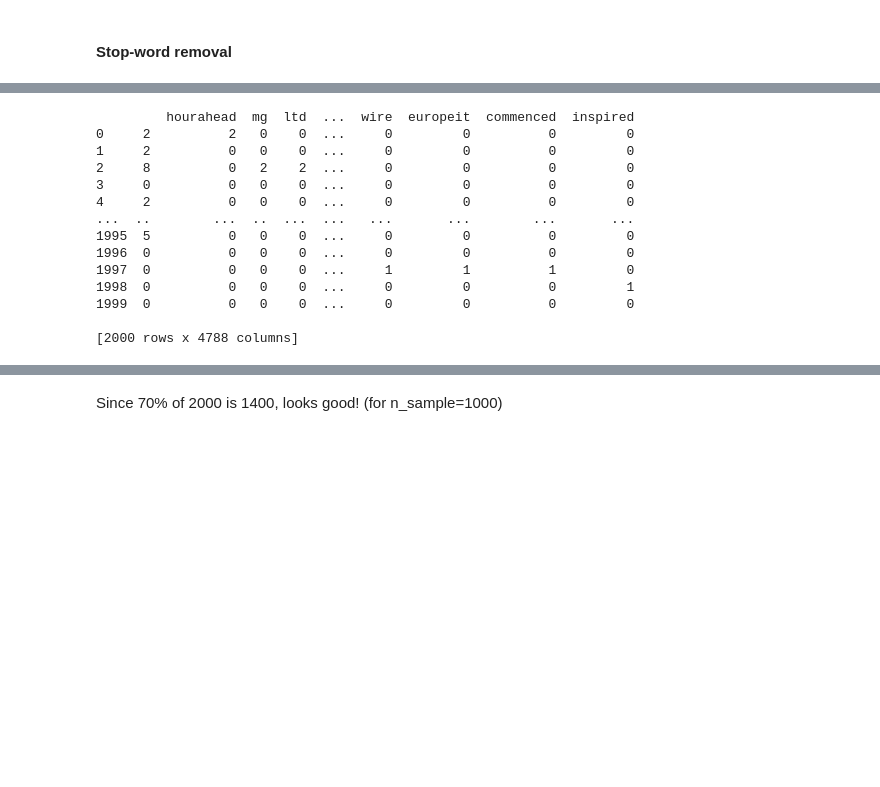
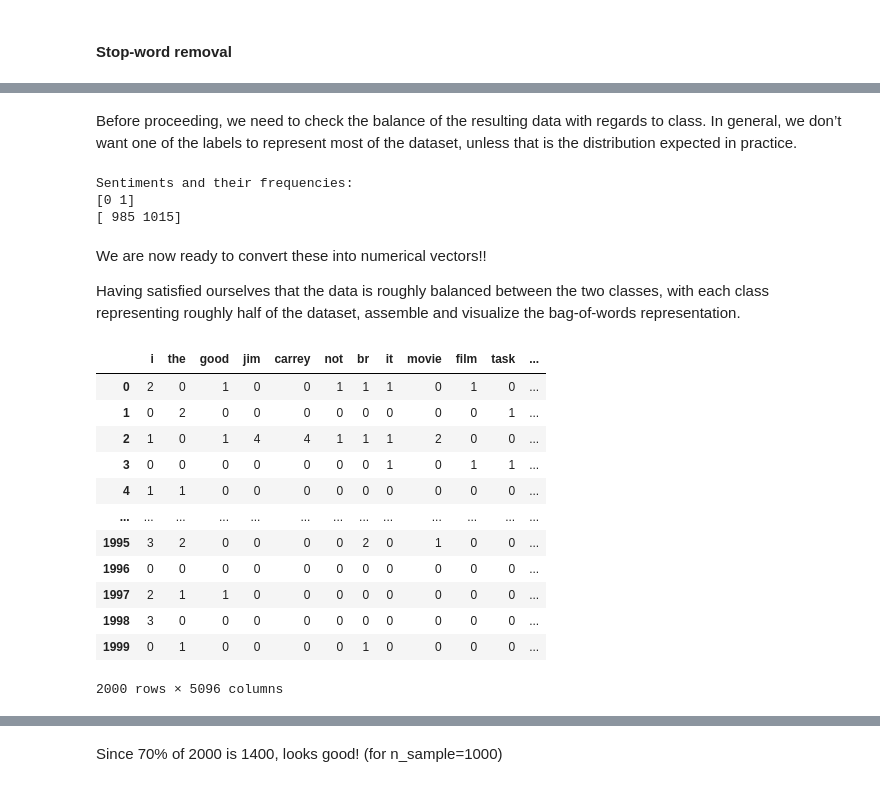
Before and after one commit to rahiakela/transfer-learning-for-natural-language-processing, a Jupyter notebook: 2-getting-started-with-baselines/2_linear_and_tree_based_models_for_movie_sentiment_classification.ipynb, the cells around one changed output, grey strips where cells are left out. Saved outputs shown, nothing was run; the diff lists cells and outputs as text; code cells hidden in the pictures; blank space fills up the shorter version.

```diff
--- a/2-getting-started-with-baselines/2_linear_and_tree_based_models_for_movie_sentiment_classification.ipynb
+++ b/2-getting-started-with-baselines/2_linear_and_tree_based_models_for_movie_sentiment_classification.ipynb
@@ -294,4 +126,0 @@ Let’s create the headers corresponding to these emails, consisting of n_sample
-# %%
-categories = ["spam", "notspam"]
-header = ([1] * n_sample)
-header.extend(([0] * n_sample))
@@ -337,0 +165,8 @@ Having defined the assemble_bag function, let’s use it to actually carry out t
+# %%
+# shuffle raw data first
+def unison_shuffle_data(data, header):
+  p = np.random.permutation(len(header))
+  data = data[p]
+  header = np.asarray(header)[p]
+
+  return data, header
@@ -337,0 +196,7 @@ Having defined the assemble_bag function, let’s use it to actually carry out t
+# %%
+train_path = os.path.join("aclImdb", "train")
+test_path = os.path.join("aclImdb", "test")
+
+raw_data, raw_header = load_data(train_path)
+print(raw_data.shape)
+print(len(raw_header))
@@ -338,22 +208,49 @@ Having defined the assemble_bag function, let’s use it to actually carry out t
+# %%
+# Subsample required number of samples
+random_indices = np.random.choice(range(len(raw_header)), size=(n_sample * 2, ), replace=False)
+data_train = raw_data[random_indices]
+header = raw_header[random_indices]
+
+print("DEBUG::data_train::")
+print(data_train[:5])
+# %% [markdown]
+Before proceeding, we need to check the balance of the resulting data with regards to class. In general, we don’t want one of the labels to represent most of the dataset, unless that is the distribution expected in practice.
+# %%
+# Display sentiments and their frequencies in the dataset, to ensure it is roughly balanced between classes
+unique_elements, counts_elements = np.unique(header, return_counts=True)
+print("Sentiments and their frequencies:")
+print(unique_elements)
+print(counts_elements)
+# %% [output]
+Sentiments and their frequencies:
+[0 1]
+[ 985 1015]
+# %% [markdown]
+We are now ready to convert these into numerical vectors!!
+
+Having satisfied ourselves that the data is roughly balanced between the two classes, with each class representing roughly half of the dataset, assemble and visualize the bag-of-words representation.
 # %%
 # create bag-of-words model
-enron_spam_bag = assemble_bag(raw_data)
+mixed_bag_reviews  = assemble_bag(data_train)
 
 # this is the list of words in our bag-of-words model
-predictors = [column for column in enron_spam_bag.columns]
-print(enron_spam_bag)
+predictors = [column for column in mixed_bag_reviews.columns]
+
+# expand default pandas display options to make emails more clearly visible when printed
+pd.set_option("display.max_colwidth", 300)
+
+mixed_bag_reviews
 # %% [output]
+|  | i | the | good | jim | carrey | not | br | it | movie | film | task | ... |
+| 0 | 2 | 0 | 1 | 0 | 0 | 1 | 1 | 1 | 0 | 1 | 0 | ... |
+| 1 | 0 | 2 | 0 | 0 | 0 | 0 | 0 | 0 | 0 | 0 | 1 | ... |
+| 2 | 1 | 0 | 1 | 4 | 4 | 1 | 1 | 1 | 2 | 0 | 0 | ... |
+| 3 | 0 | 0 | 0 | 0 | 0 | 0 | 0 | 1 | 0 | 1 | 1 | ... |
+| 4 | 1 | 1 | 0 | 0 | 0 | 0 | 0 | 0 | 0 | 0 | 0 | ... |
+| ... | ... | ... | ... | ... | ... | ... | ... | ... | ... | ... | ... | ... |
+| 1995 | 3 | 2 | 0 | 0 | 0 | 0 | 2 | 0 | 1 | 0 | 0 | ... |
+| 1996 | 0 | 0 | 0 | 0 | 0 | 0 | 0 | 0 | 0 | 0 | 0 | ... |
+| 1997 | 2 | 1 | 1 | 0 | 0 | 0 | 0 | 0 | 0 | 0 | 0 | ... |
+| 1998 | 3 | 0 | 0 | 0 | 0 | 0 | 0 | 0 | 0 | 0 | 0 | ... |
+| 1999 | 0 | 1 | 0 | 0 | 0 | 0 | 1 | 0 | 0 | 0 | 0 | ... |
-         hourahead  mg  ltd  ...  wire  europeit  commenced  inspired
-0     2          2   0    0  ...     0         0          0         0
-1     2          0   0    0  ...     0         0          0         0
-2     8          0   2    2  ...     0         0          0         0
-3     0          0   0    0  ...     0         0          0         0
-4     2          0   0    0  ...     0         0          0         0
-...  ..        ...  ..  ...  ...   ...       ...        ...       ...
-1995  5          0   0    0  ...     0         0          0         0
-1996  0          0   0    0  ...     0         0          0         0
-1997  0          0   0    0  ...     1         1          1         0
-1998  0          0   0    0  ...     0         0          0         1
-1999  0          0   0    0  ...     0         0          0         0
-
-[2000 rows x 4788 columns]
+2000 rows × 5096 columns
```
Also changed, not shown: parts of 64 cells of this notebook.
